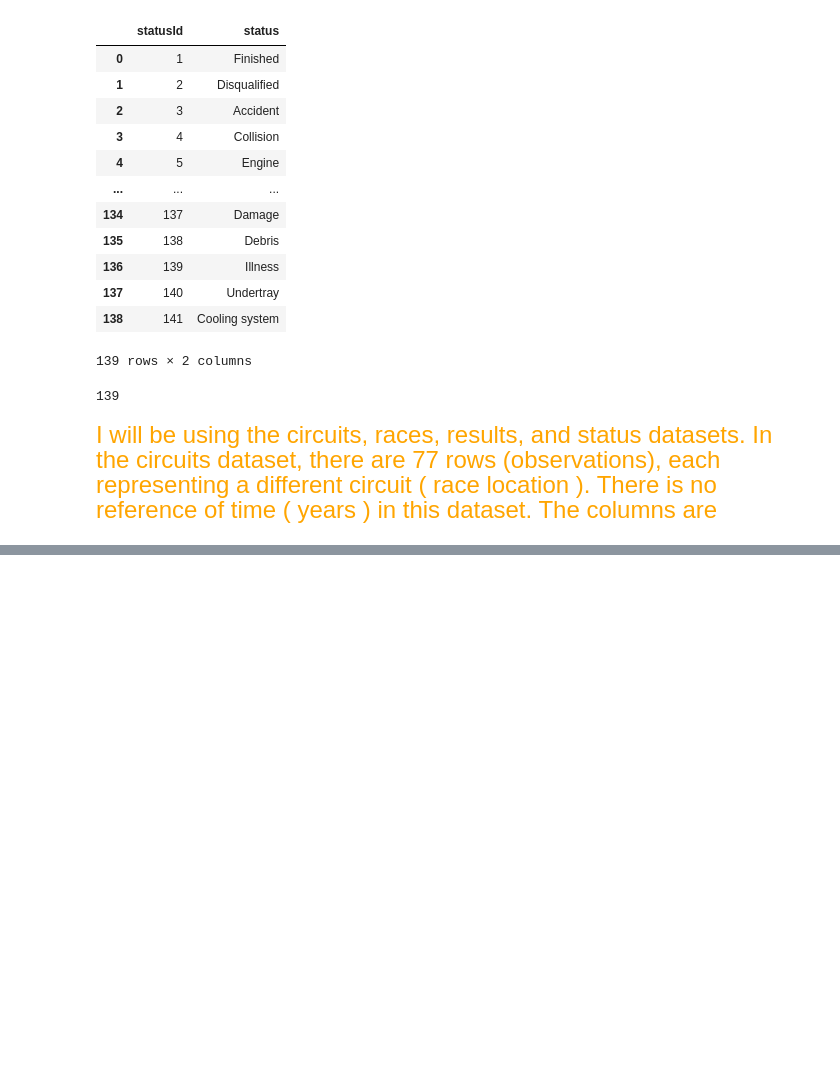
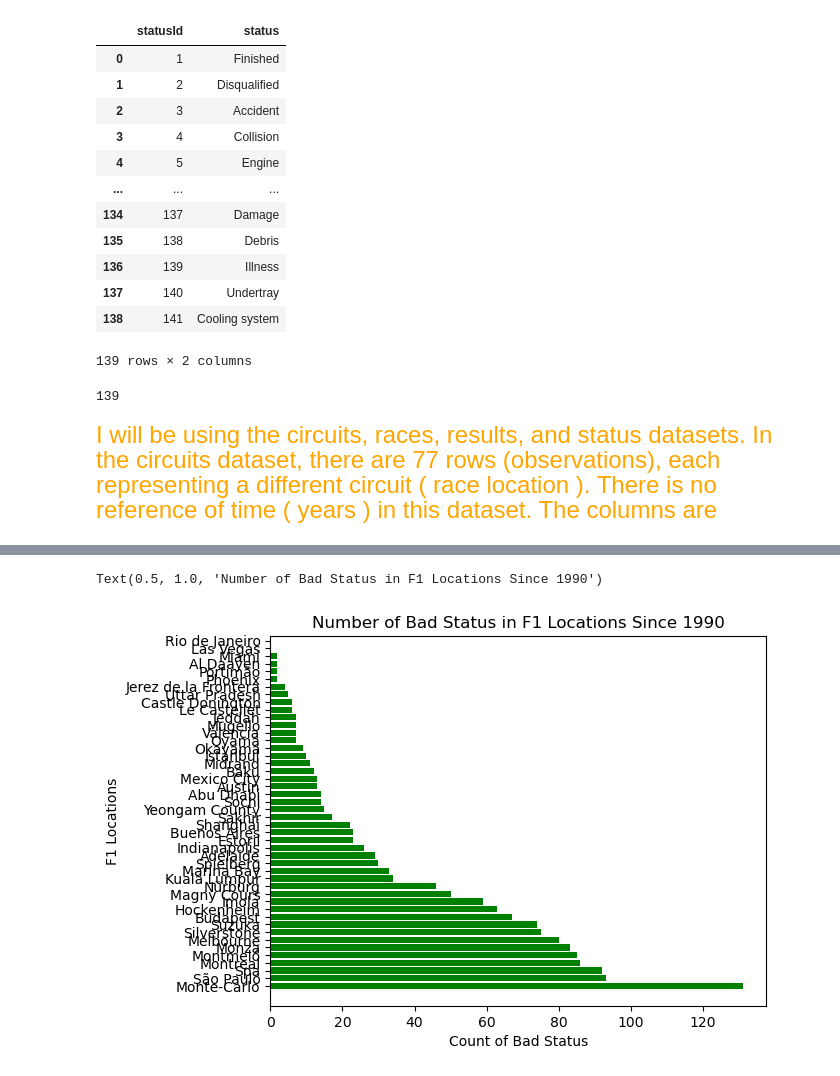
Before and after one commit to j-suave/emoryqtm151, a Jupyter notebook: final_project/Final Project.ipynb, the cells around one changed output, grey strips where cells are left out. Saved outputs shown, nothing was run; the diff lists cells and outputs as text; code cells hidden in the pictures; blank space fills up the shorter version.

```diff
--- a/final_project/Final Project.ipynb
+++ b/final_project/Final Project.ipynb
@@ -198,12 +198,15 @@ circuits_races_merge = pd.merge(    circuits [ [ "circuitId", "location", "count
                                     on = "circuitId",
                                     how = "left" )
 # %%
-merge_rohan = merge = pd.merge ( circuits_races_merge,
+merge1 = pd.merge ( circuits_races_merge,
                     status_merge,
                     on = "raceId",
                     how = "left")
+
+
+merge2 = merge1.dropna()
 # %%
-agg_stats = (merge_rohan.query("year > 2000")
+agg_stats = (merge2.query("year > 1990")
             .groupby("location")
             .agg(count = ("status",len))
             .sort_values(by = "count", ascending = True))
@@ -219,0 +213,9 @@ plt.barh(data=final_agg_stats_sorted,y="location",width="count",color="green")
+# %%
+merge_final = pd.merge ( circuits ["location"],
+                        agg_stats,
+                        on = "location",
+                        how = "left")
+# %%
+merge_final_sorted = merge_final.sort_values("count",ascending=False)
+
+merge_final_sorted["location"]
@@ -219,0 +235,9 @@ plt.barh(data=final_agg_stats_sorted,y="location",width="count",color="green")
+# %%
+
+plt.barh( data = merge_final_sorted, y = "location", width = "count", color = "green" )
+plt.xlabel( "Count of Bad Status" )
+plt.ylabel ( "F1 Locations" )
+plt.title ( "Number of Bad Status in F1 Locations Since 1990")
+# %% [output]
+Text(0.5, 1.0, 'Number of Bad Status in F1 Locations Since 1990')
+[figure, added]
```
Also changed, not shown: parts of 4 cells of this notebook, 1 other file.
